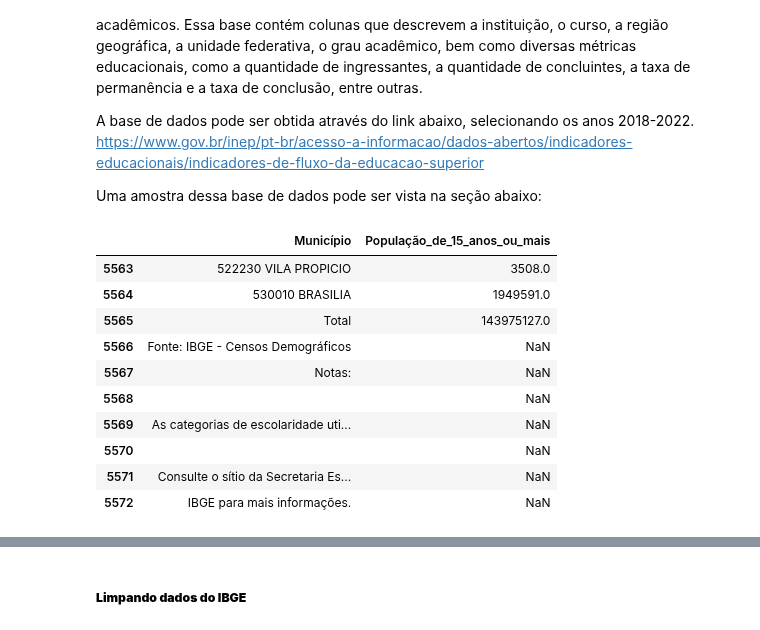
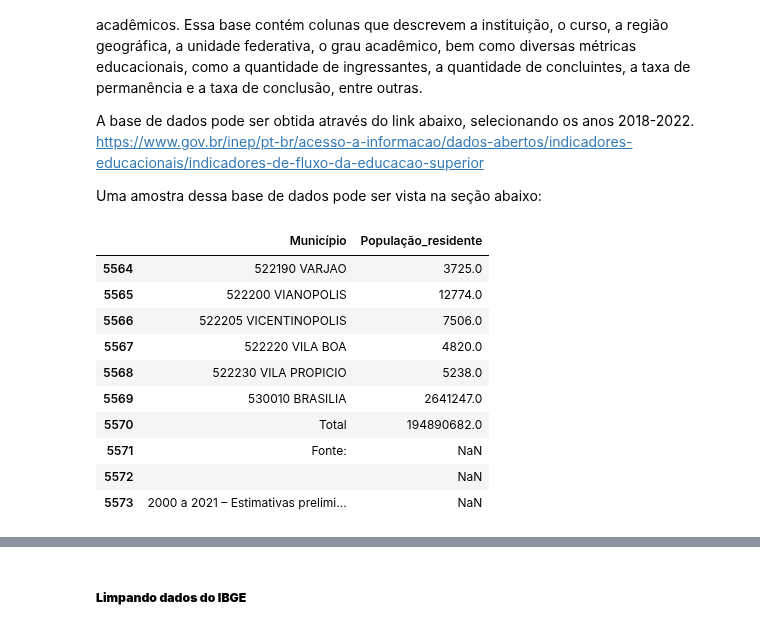
Before and after one commit to carneirogabrielly/Projeto-Microdados, a Jupyter notebook: AA_Diva.ipynb, the cells around one changed output, grey strips where cells are left out. Drawn from its saved outputs; the diff is of its cells as text; code cells hidden in the pictures.

```diff
--- a/AA_Diva.ipynb
+++ b/AA_Diva.ipynb
@@ -46,19 +46,19 @@ dados_IBGE = pd.read_excel('IDH IBGE.xlsx')
 dados_SAUDE = pd.read_excel('IBGE_2010_saude.xlsx')
 dados_escolariedade = pd.read_excel('Escolariedade.xlsx')
 # %%
-dados_escolariedade.tail(10)
+dados_popmunicipio.tail(10)
 # %% [output]
-|  | Município | População_de_15_anos_ou_mais |
-| 5563 | 522230 VILA PROPICIO | 3508.0 |
-| 5564 | 530010 BRASILIA | 1949591.0 |
-| 5565 | Total | 143975127.0 |
-| 5566 | Fonte: IBGE - Censos Demográficos | NaN |
-| 5567 | Notas: | NaN |
-| 5568 |  | NaN |
-| 5569 | As categorias de escolaridade uti... | NaN |
-| 5570 |  | NaN |
-| 5571 | Consulte o sítio da Secretaria Es... | NaN |
-| 5572 | IBGE para mais informações. | NaN |
+|  | Município | População_residente |
+| 5564 | 522190 VARJAO | 3725.0 |
+| 5565 | 522200 VIANOPOLIS | 12774.0 |
+| 5566 | 522205 VICENTINOPOLIS | 7506.0 |
+| 5567 | 522220 VILA BOA | 4820.0 |
+| 5568 | 522230 VILA PROPICIO | 5238.0 |
+| 5569 | 530010 BRASILIA | 2641247.0 |
+| 5570 | Total | 194890682.0 |
+| 5571 | Fonte: | NaN |
+| 5572 |  | NaN |
+| 5573 | 2000 a 2021 – Estimativas prelimi... | NaN |
 # %%
 dados_aguafiltrada = dados_aguafiltrada.drop(dados_aguafiltrada.index[-2:])
 dados_popmunicipio = dados_popmunicipio.drop(dados_popmunicipio.index[-4:])
```
Also changed, not shown: parts of 5 cells of this notebook.
